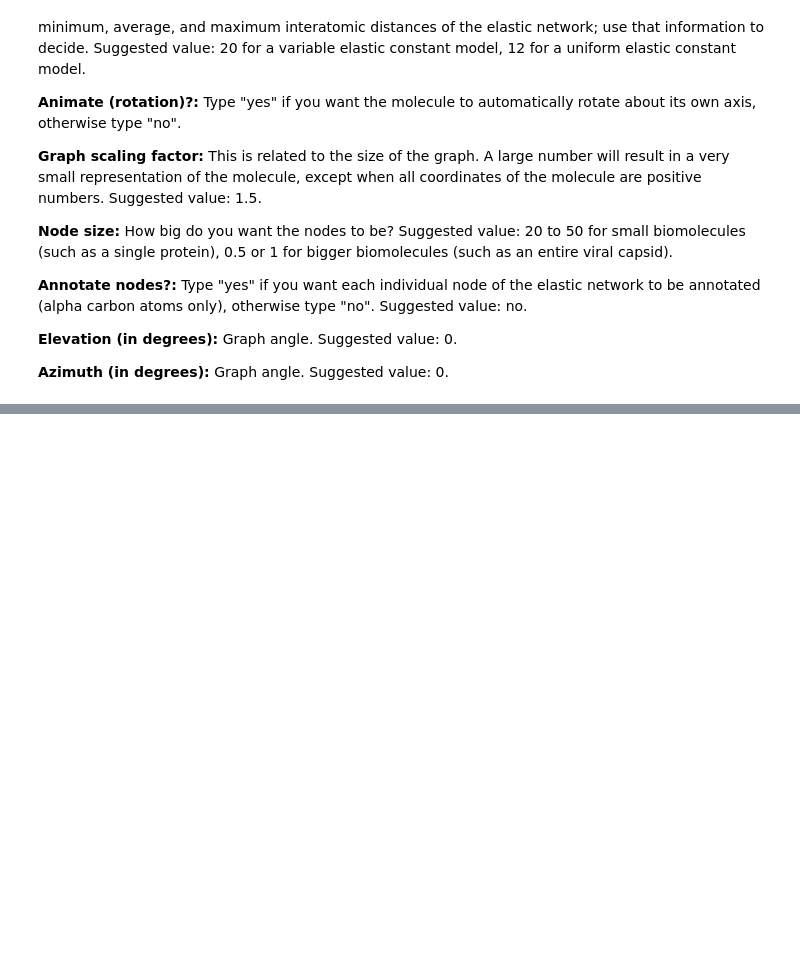
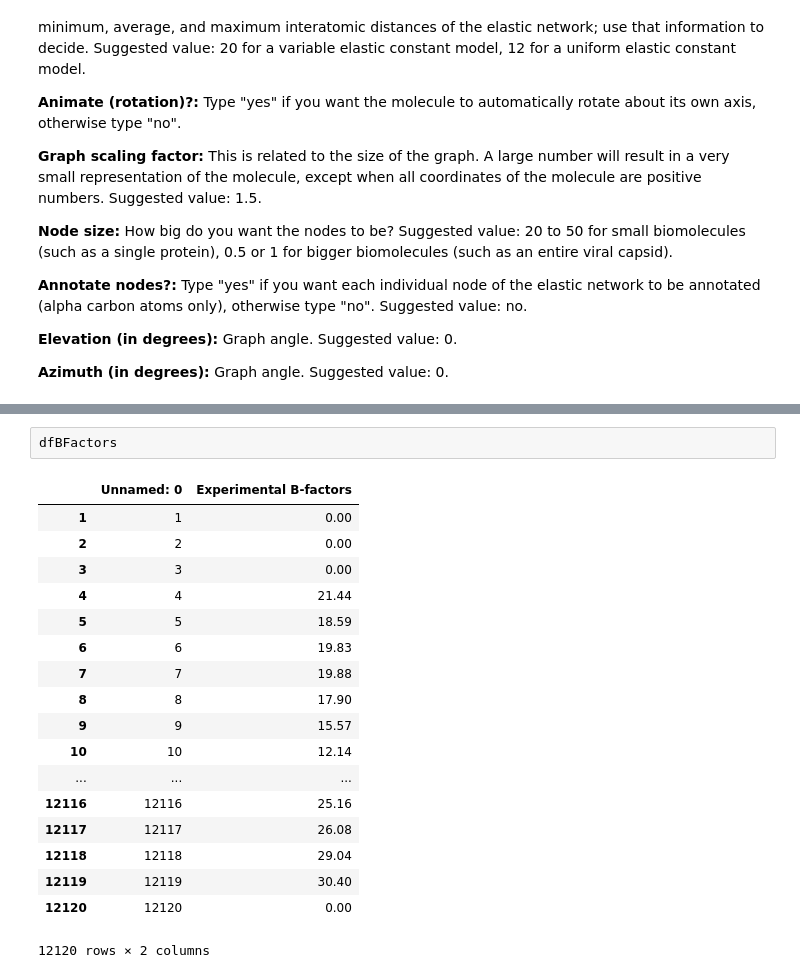
Before and after one commit to srcastillo/NMA-Suite, a Jupyter notebook: Molecule grapher.ipynb, the cells around one changed output, grey strips where cells are left out. Drawn from its saved outputs; the diff is of its cells as text; blank space fills up the shorter version.

```diff
--- a/Molecule grapher.ipynb
+++ b/Molecule grapher.ipynb
@@ -673,0 +703,21 @@ else:
+# %%
+dfBFactors
+# %% [output]
+|  | Unnamed: 0 | Experimental B-factors |
+| 1 | 1 | 0.00 |
+| 2 | 2 | 0.00 |
+| 3 | 3 | 0.00 |
+| 4 | 4 | 21.44 |
+| 5 | 5 | 18.59 |
+| 6 | 6 | 19.83 |
+| 7 | 7 | 19.88 |
+| 8 | 8 | 17.90 |
+| 9 | 9 | 15.57 |
+| 10 | 10 | 12.14 |
+| ... | ... | ... |
+| 12116 | 12116 | 25.16 |
+| 12117 | 12117 | 26.08 |
+| 12118 | 12118 | 29.04 |
+| 12119 | 12119 | 30.40 |
+| 12120 | 12120 | 0.00 |
+12120 rows × 2 columns
```
Also changed, not shown: parts of 4 cells of this notebook, 1 other file.
